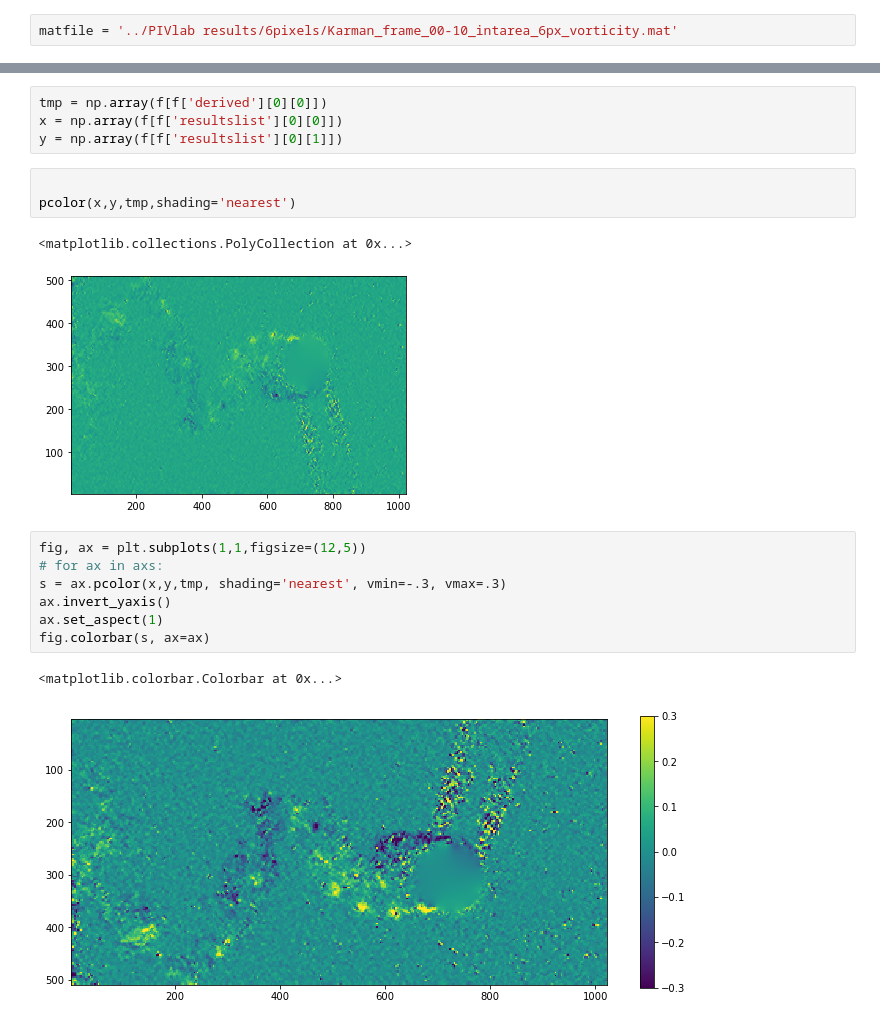
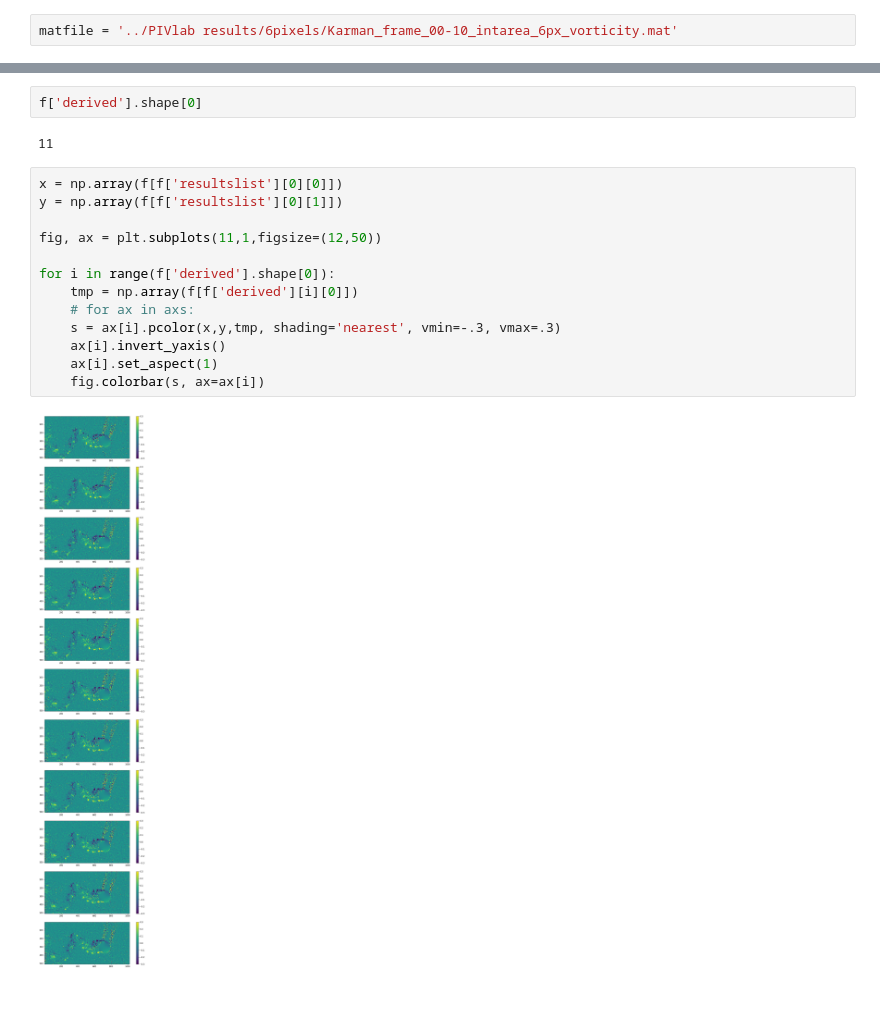
Before and after one commit to alexlib/openpiv_pivlab_von_Karman_data, a Jupyter notebook: OpenPIV/plot_pivlab_results.ipynb, the cells around one changed output, grey strips where cells are left out. Cells and saved outputs as stored; diff of their text form; blank space fills up the shorter version.

```diff
--- a/OpenPIV/plot_pivlab_results.ipynb
+++ b/OpenPIV/plot_pivlab_results.ipynb
@@ -29,20 +11,19 @@ list(f.keys())
-# %%
-tmp = np.array(f[f['derived'][0][0]])
-x = np.array(f[f['resultslist'][0][0]])
-y = np.array(f[f['resultslist'][0][1]])
-# %%
-
-pcolor(x,y,tmp,shading='nearest')
-# %% [output]
-<matplotlib.collections.PolyCollection at 0x...>
-[figure, removed]
+# %%
+f['derived'].shape[0]
+# %% [output]
+11
 # %%
-fig, ax = plt.subplots(1,1,figsize=(12,5))
-# for ax in axs:
-s = ax.pcolor(x,y,tmp, shading='nearest', vmin=-.3, vmax=.3)
-ax.invert_yaxis()
-ax.set_aspect(1)
-fig.colorbar(s, ax=ax)
+x = np.array(f[f['resultslist'][0][0]])
+y = np.array(f[f['resultslist'][0][1]])
+
+fig, ax = plt.subplots(11,1,figsize=(12,50))
+
+for i in range(f['derived'].shape[0]):
+    tmp = np.array(f[f['derived'][i][0]])
+    # for ax in axs:
+    s = ax[i].pcolor(x,y,tmp, shading='nearest', vmin=-.3, vmax=.3)
+    ax[i].invert_yaxis()
+    ax[i].set_aspect(1)
+    fig.colorbar(s, ax=ax[i])
 # %% [output]
-<matplotlib.colorbar.Colorbar at 0x...>
-[figure, old version]
+[figure, new version]
```
Also changed, not shown: parts of 1 cell of this notebook.
